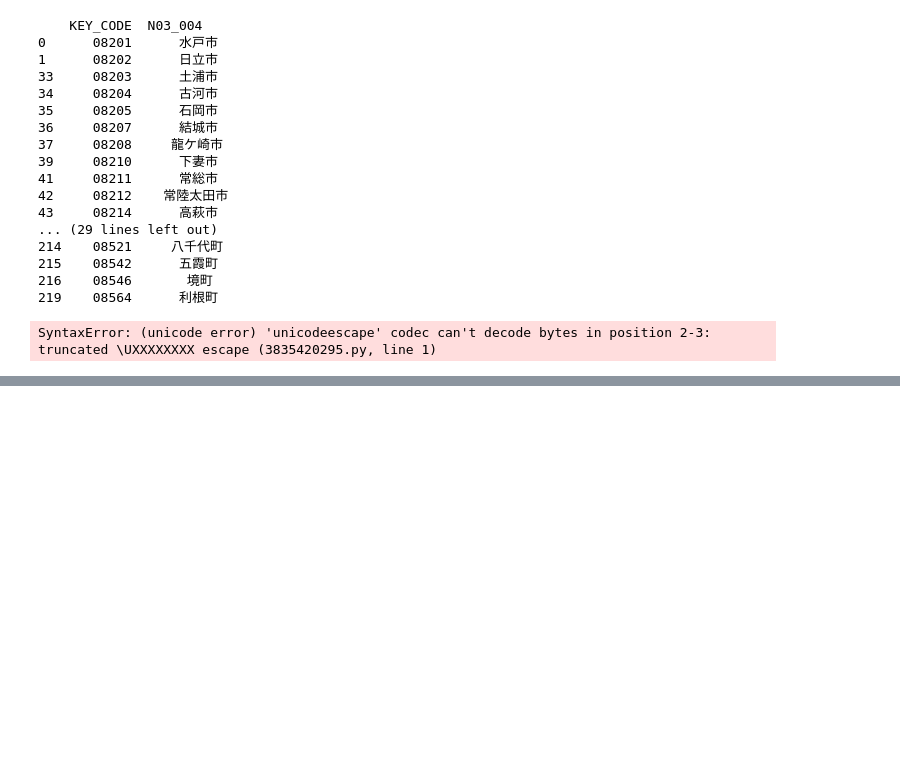
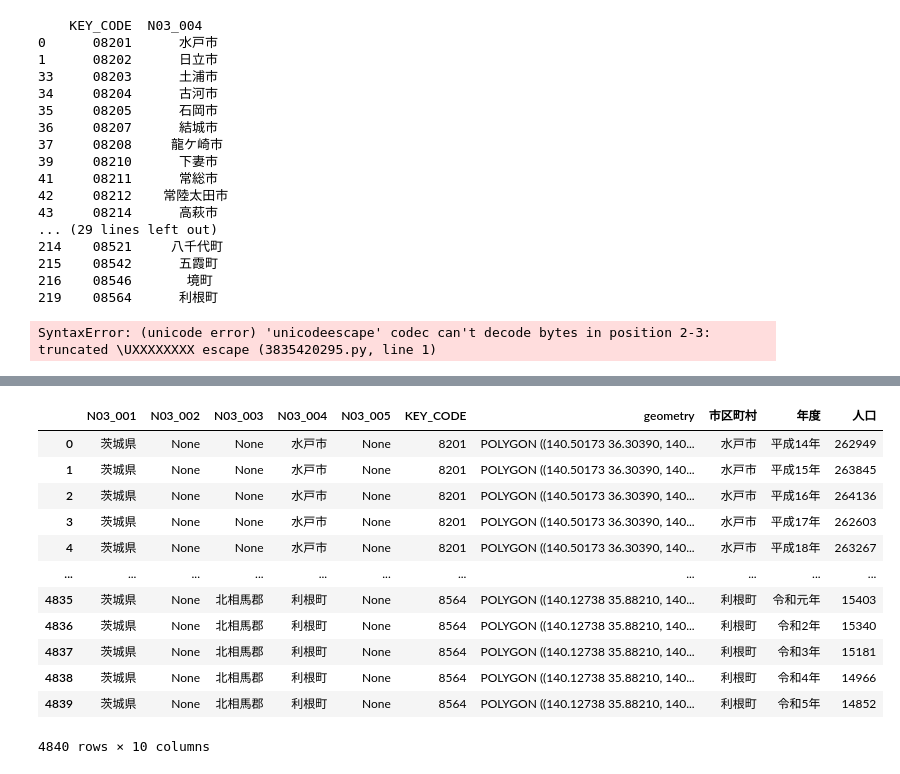
Before and after one commit to hiyopval/gis, a Jupyter notebook: finalproject/final.ipynb, the cells around one changed output, grey strips where cells are left out. Saved outputs shown, nothing was run; the diff lists cells and outputs as text; code cells hidden in the pictures; blank space fills up the shorter version.

```diff
--- a/finalproject/final.ipynb
+++ b/finalproject/final.ipynb
@@ -96,0 +196,16 @@ unique_ibaraki.to_csv(file_path, index=False, encoding='shift_jis')
+# %%
+ibaraki_pop
+# %% [output]
+|  | N03_001 | N03_002 | N03_003 | N03_004 | N03_005 | KEY_CODE | geometry | 市区町村 | 年度 | 人口 |
+| 0 | 茨城県 | None | None | 水戸市 | None | 8201 | POLYGON ((140.50173 36.30390, 140... | 水戸市 | 平成14年 | 262949 |
+| 1 | 茨城県 | None | None | 水戸市 | None | 8201 | POLYGON ((140.50173 36.30390, 140... | 水戸市 | 平成15年 | 263845 |
+| 2 | 茨城県 | None | None | 水戸市 | None | 8201 | POLYGON ((140.50173 36.30390, 140... | 水戸市 | 平成16年 | 264136 |
+| 3 | 茨城県 | None | None | 水戸市 | None | 8201 | POLYGON ((140.50173 36.30390, 140... | 水戸市 | 平成17年 | 262603 |
+| 4 | 茨城県 | None | None | 水戸市 | None | 8201 | POLYGON ((140.50173 36.30390, 140... | 水戸市 | 平成18年 | 263267 |
+| ... | ... | ... | ... | ... | ... | ... | ... | ... | ... | ... |
+| 4835 | 茨城県 | None | 北相馬郡 | 利根町 | None | 8564 | POLYGON ((140.12738 35.88210, 140... | 利根町 | 令和元年 | 15403 |
+| 4836 | 茨城県 | None | 北相馬郡 | 利根町 | None | 8564 | POLYGON ((140.12738 35.88210, 140... | 利根町 | 令和2年 | 15340 |
+| 4837 | 茨城県 | None | 北相馬郡 | 利根町 | None | 8564 | POLYGON ((140.12738 35.88210, 140... | 利根町 | 令和3年 | 15181 |
+| 4838 | 茨城県 | None | 北相馬郡 | 利根町 | None | 8564 | POLYGON ((140.12738 35.88210, 140... | 利根町 | 令和4年 | 14966 |
+| 4839 | 茨城県 | None | 北相馬郡 | 利根町 | None | 8564 | POLYGON ((140.12738 35.88210, 140... | 利根町 | 令和5年 | 14852 |
+4840 rows × 10 columns
```
Also changed, not shown: parts of 15 cells of this notebook, 1 other file.
